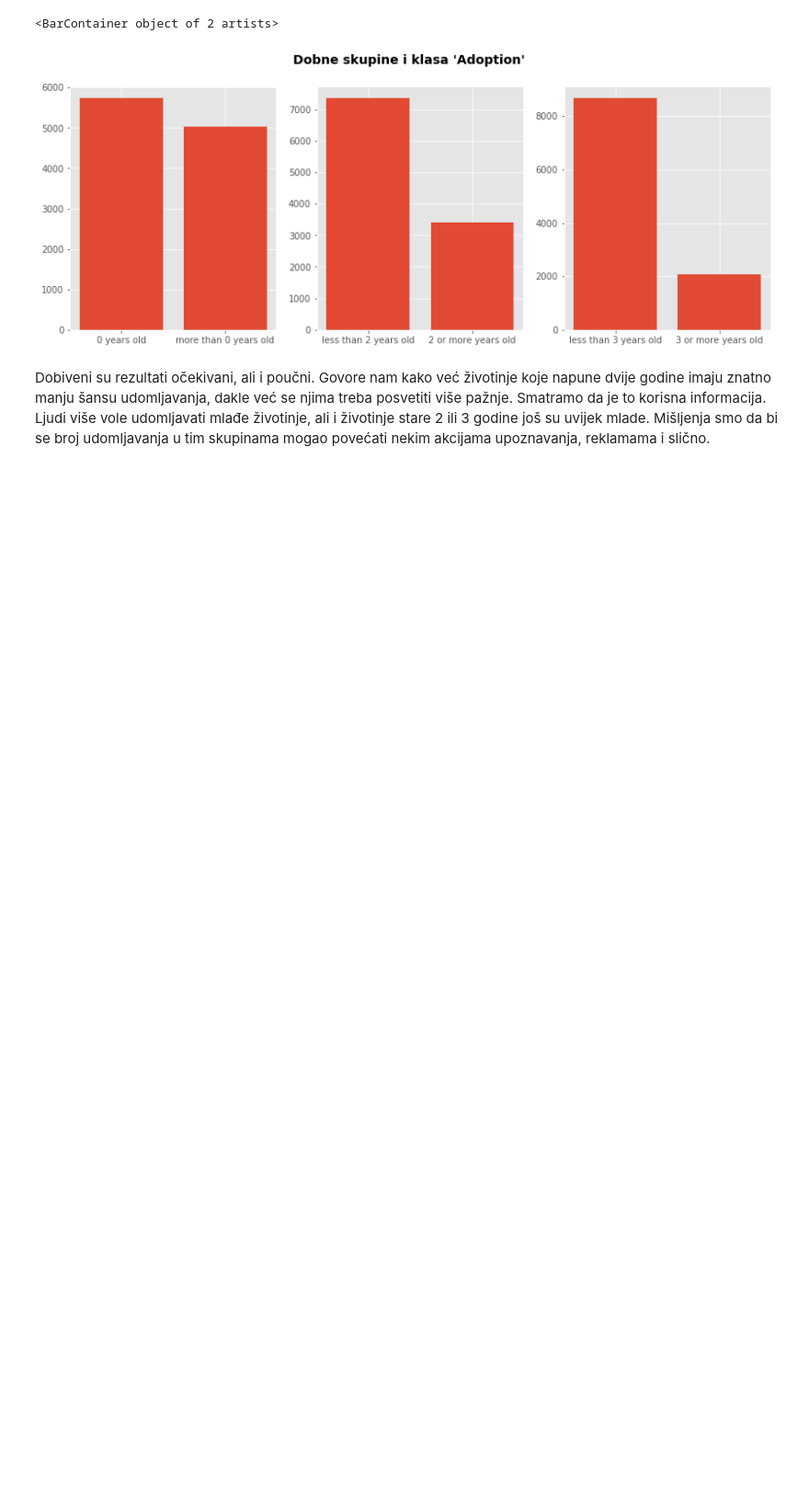
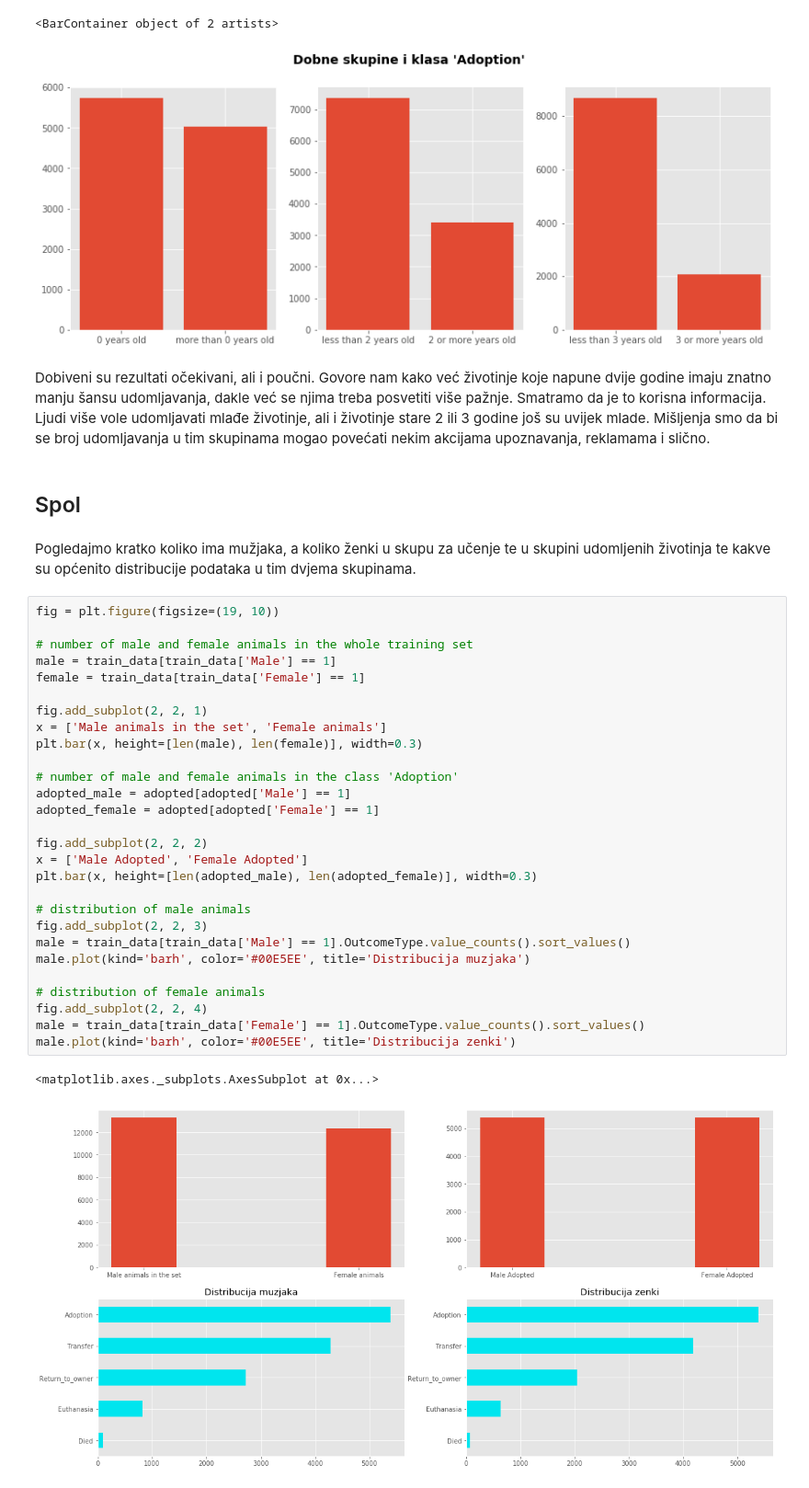
Before and after one commit to HrsakIva/StrojnoUcenje, a Jupyter notebook: pocetna_analiza.ipynb, the cells around one changed output. Shown at 92% size. Drawn from its saved outputs; the diff is of its cells as text; blank space fills up the shorter version.

```diff
--- a/pocetna_analiza.ipynb
+++ b/pocetna_analiza.ipynb
@@ -206,3 +206,38 @@ plt.bar(x, height=[len(adoption_young), len(adoption_old)])
 [figure]
 # %% [markdown]
 Dobiveni su rezultati očekivani, ali i poučni. Govore nam kako već životinje koje napune dvije godine imaju znatno manju šansu udomljavanja, dakle već se njima treba posvetiti više pažnje. Smatramo da je to korisna informacija. Ljudi više vole udomljavati mlađe životinje, ali i životinje stare 2 ili 3 godine još su uvijek mlade. Mišljenja smo da bi se broj udomljavanja u tim skupinama mogao povećati nekim akcijama upoznavanja, reklamama i slično.
+# %% [markdown]
+## Spol
+# %% [markdown]
+Pogledajmo kratko koliko ima mužjaka, a koliko ženki u skupu za učenje te u skupini udomljenih životinja te kakve su općenito distribucije podataka u tim dvjema skupinama.
+# %%
+fig = plt.figure(figsize=(19, 10))
+
+# number of male and female animals in the whole training set
+male = train_data[train_data['Male'] == 1]
+female = train_data[train_data['Female'] == 1]
+
+fig.add_subplot(2, 2, 1)
+x = ['Male animals in the set', 'Female animals']
+plt.bar(x, height=[len(male), len(female)], width=0.3)
+
+# number of male and female animals in the class 'Adoption'
+adopted_male = adopted[adopted['Male'] == 1]
+adopted_female = adopted[adopted['Female'] == 1]
+
+fig.add_subplot(2, 2, 2)
+x = ['Male Adopted', 'Female Adopted']
+plt.bar(x, height=[len(adopted_male), len(adopted_female)], width=0.3)
+
+# distribution of male animals
+fig.add_subplot(2, 2, 3)
+male = train_data[train_data['Male'] == 1].OutcomeType.value_counts().sort_values()
+male.plot(kind='barh', color='#00E5EE', title='Distribucija muzjaka')
+
+# distribution of female animals
+fig.add_subplot(2, 2, 4)
+male = train_data[train_data['Female'] == 1].OutcomeType.value_counts().sort_values()
+male.plot(kind='barh', color='#00E5EE', title='Distribucija zenki')
+# %% [output]
+<matplotlib.axes._subplots.AxesSubplot at 0x...>
+[figure, added]
```
Also changed, not shown: parts of 4 cells of this notebook.
